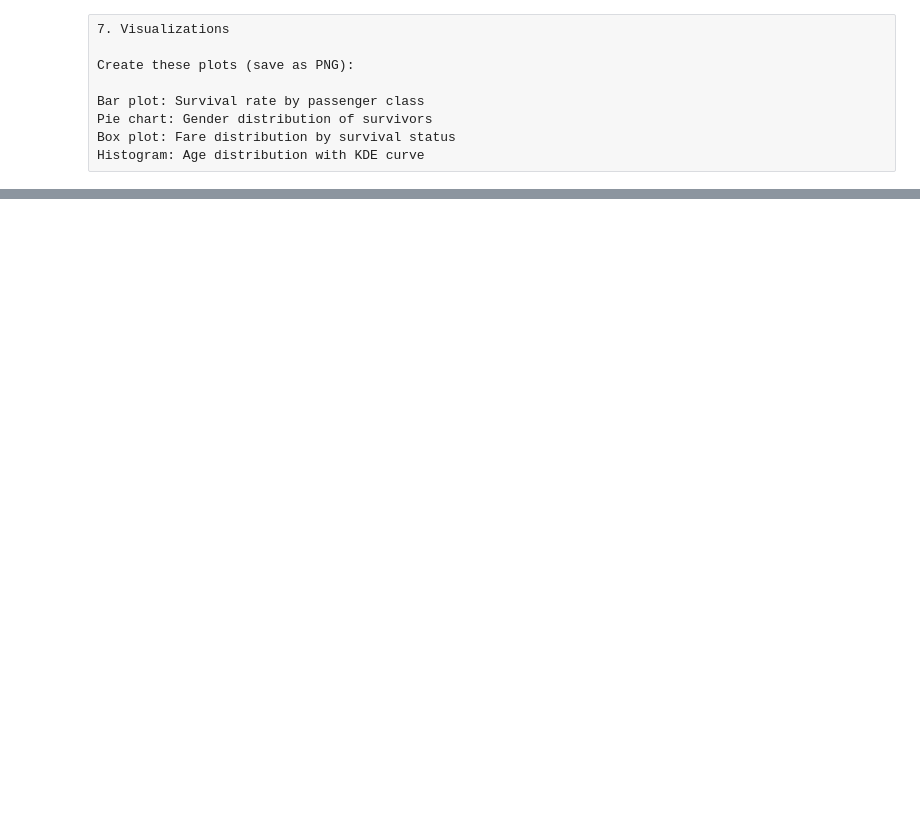
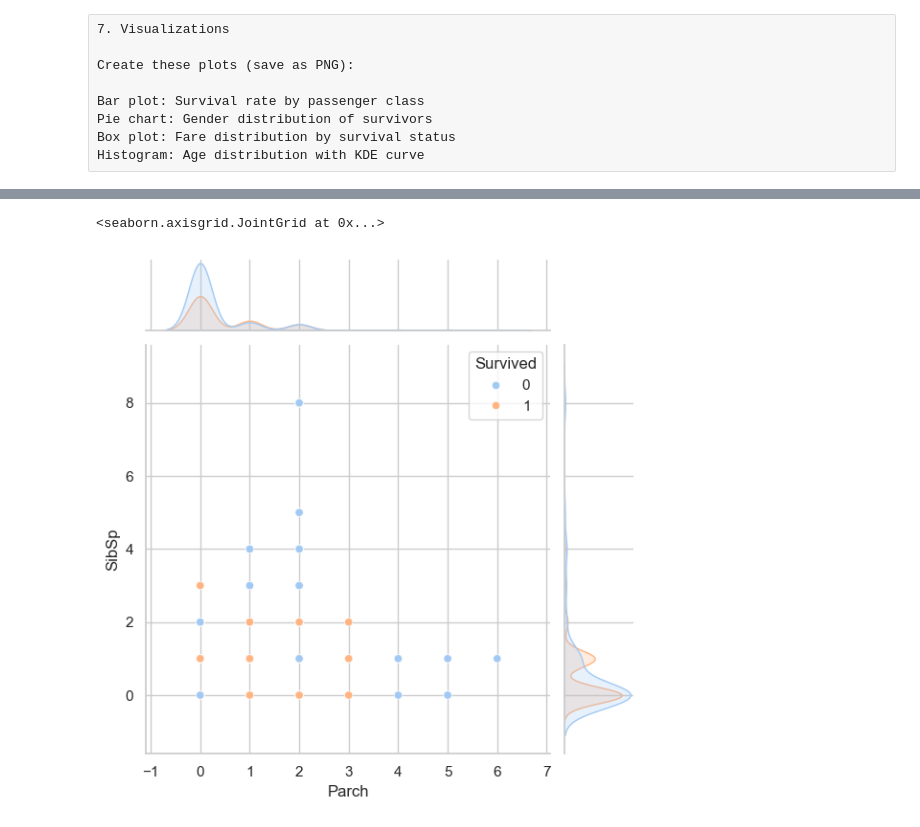
Before and after one commit to TenaciousXenon/Pandas_titanic_data_project, a Jupyter notebook: Project7.ipynb, the cells around one changed output, grey strips where cells are left out. Saved outputs shown, nothing was run; the diff lists cells and outputs as text; code cells hidden in the pictures; blank space fills up the shorter version.

```diff
--- a/Project7.ipynb
+++ b/Project7.ipynb
@@ -292,0 +361,8 @@ demo_stats.to_csv('demographics.csv', index=True)  # Keep index (metric names)
+# %%
+# Family Size:
+# Create a clustered bar chart showing survival rates by SibSp (siblings/spouses) and Parch (parents/children)
+# Use estimator=np.mean in barplot
+sns.jointplot(data=titanic_data, x="Parch", y="SibSp", hue="Survived")
+# %% [output]
+<seaborn.axisgrid.JointGrid at 0x...>
+[figure, added]
```
Also changed, not shown: parts of 22 cells of this notebook.
